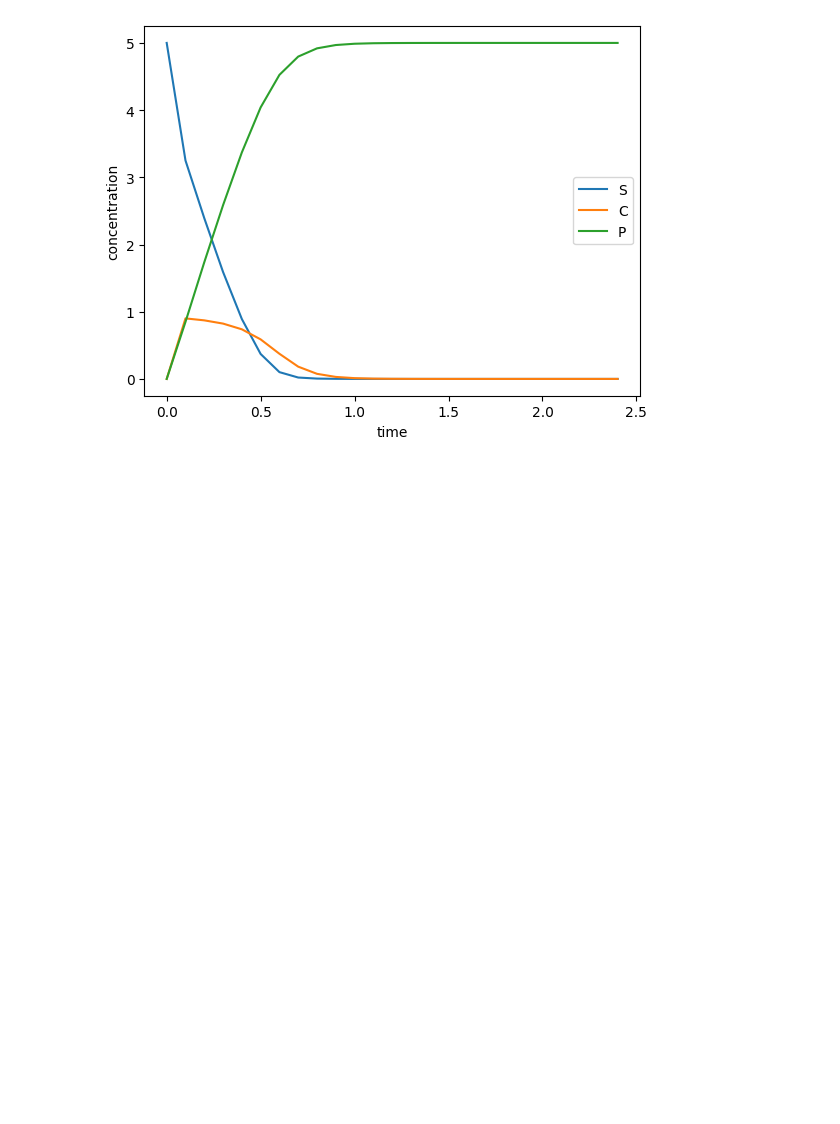
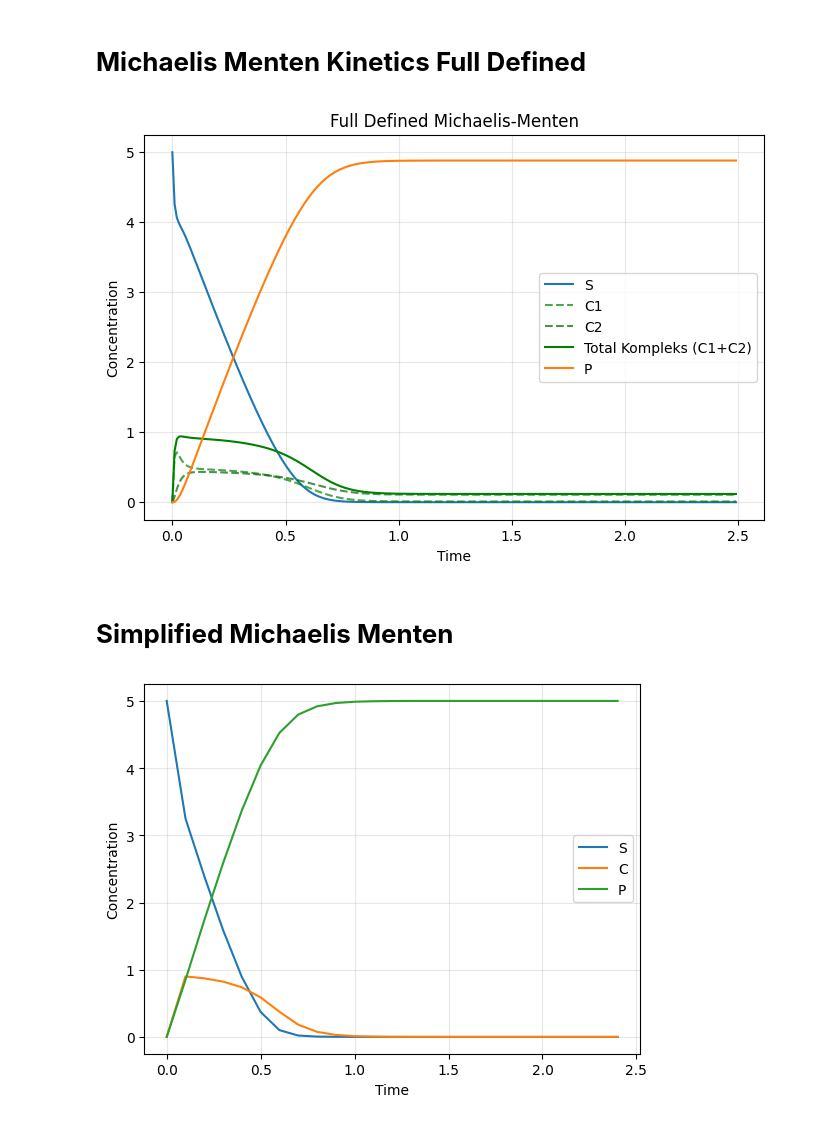
Before and after one commit to pahsooch/CBA01-Michaelis-Menten-Case, a Jupyter notebook: CBA01_Michaelis_Menten.ipynb, the cells around one changed output. Cells and saved outputs as stored; diff of their text form; code cells hidden in the pictures; blank space fills up the shorter version.

```diff
--- a/CBA01_Michaelis_Menten.ipynb
+++ b/CBA01_Michaelis_Menten.ipynb
@@ -3 +7,68 @@
+# %% [markdown]
+# **Michaelis Menten Kinetics Full Defined**
+# %%
+def full_network(y, t):
+    # create container
+    dydt = np.empty(4)
+
+    # set parameters
+    et = 1
+    k1 = 30       # Laju maju S + E -> C1
+    k_min1 = 1    # Laju mundur C1 -> S + E
+    k2 = 20       # Laju transisi C1 -> C2
+    k_min2 = 2    # Laju mundur transisi C2 -> C1
+    k3 = 20       # Laju pelepasan produk C2 -> P + E
+    k_min3 = 0.5  # Laju pengikatan kembali produk P + E -> C2
+
+    # set dynamic variables
+    s = y[0]
+    c1 = y[1]
+    c2 = y[2]
+    p = y[3]
+
+    # Substitusi enzim bebas (konservasi massa)
+    e = et - c1 - c2
+
+    # differential equations
+    dydt[0] = -k1*s*e + k_min1*c1
+    dydt[1] =  k1*s*e - k_min1*c1 - k2*c1 + k_min2*c2
+    dydt[2] =  k2*c1 - k_min2*c2 - k3*c2 + k_min3*p*e
+    dydt[3] =  k3*c2 - k_min3*p*e
+
+    return dydt
+
+# set initial condition [S, C1, C2, P]
+init = [5, 0, 0, 0]
+
+# set time points
+t = np.arange(0, 2.5, 0.01)
+
+# solve equations
+y = odeint(full_network, init, t)
+
+# extract variables for plotting
+S = y[:, 0]
+C1 = y[:, 1]
+C2 = y[:, 2]
+P = y[:, 3]
+C_total = C1 + C2
+
+# make figure
+plt.figure(figsize=(8, 5))
+plt.plot(t, S, label='S')
+plt.plot(t, C1, label='C1', color='green', linestyle='--', alpha=0.7)
+plt.plot(t, C2, label='C2', color='darkgreen', linestyle='--', alpha=0.7)
+plt.plot(t, C_total, label='Total Kompleks (C1+C2)', color='green')
+plt.plot(t, P, label='P')
+
+plt.xlabel('Time')
+plt.ylabel('Concentration')
+plt.title('Full Defined Michaelis-Menten')
+plt.legend()
+plt.grid(True, alpha=0.3)
+plt.show()
+# %% [output]
+[figure, added]
+# %% [markdown]
+# **Simplified Michaelis Menten**
 # %%
```
Also changed, not shown: parts of 2 cells of this notebook.
